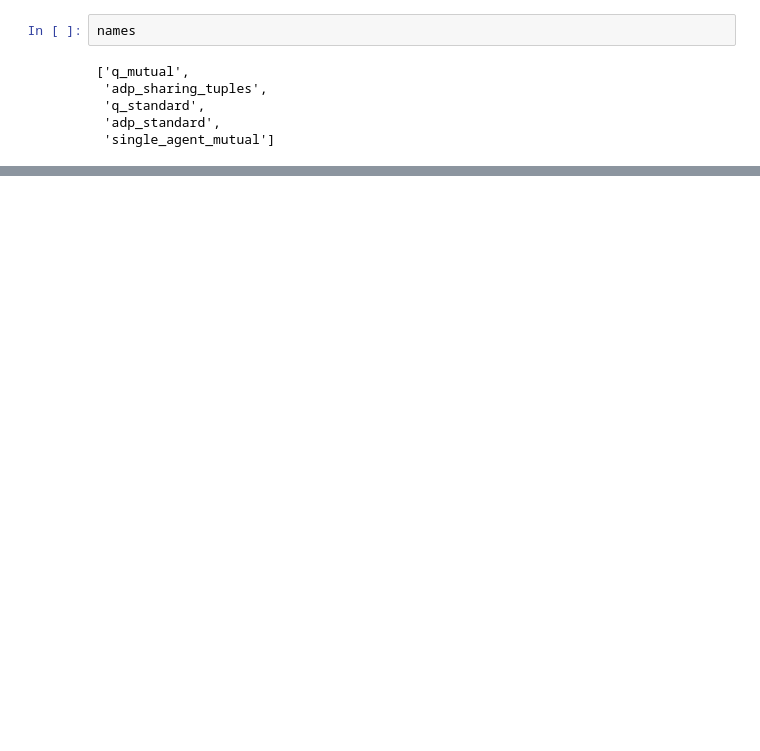
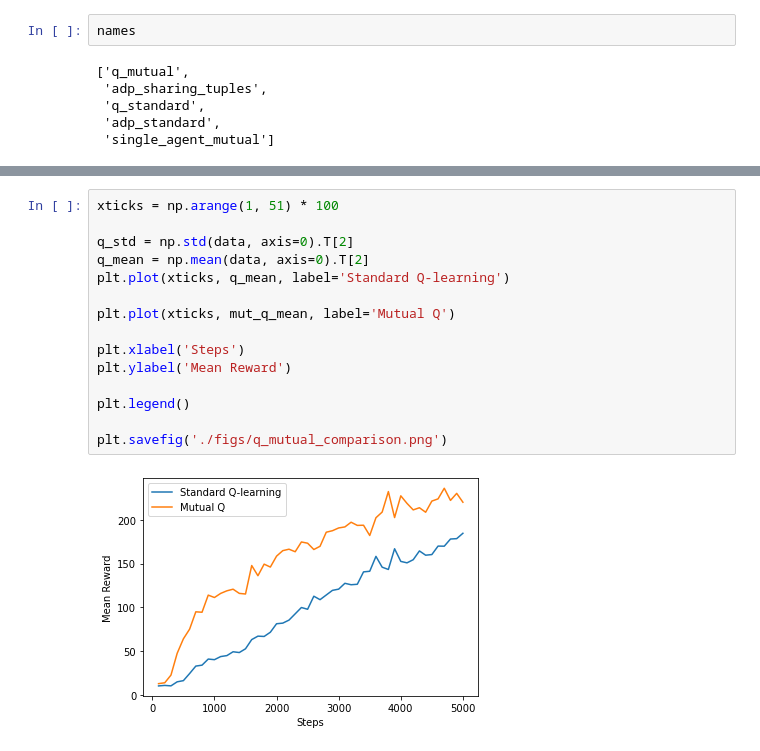
Before and after one commit to csreid/heterogeneous-mutual, a Jupyter notebook: figs.ipynb, the cells around one changed output, grey strips where cells are left out. Saved outputs shown, nothing was run; the diff lists cells and outputs as text; blank space fills up the shorter version.

```diff
--- a/figs.ipynb
+++ b/figs.ipynb
@@ -35,2 +58,19 @@ plt.savefig('./figs/standards.png')
+# %%
+xticks = np.arange(1, 51) * 100
+
+q_std = np.std(data, axis=0).T[2]
+q_mean = np.mean(data, axis=0).T[2]
+plt.plot(xticks, q_mean, label='Standard Q-learning')
+
+plt.plot(xticks, mut_q_mean, label='Mutual Q')
+
+plt.xlabel('Steps')
+plt.ylabel('Mean Reward')
+
+plt.legend()
+
+plt.savefig('./figs/q_mutual_comparison.png')
+# %% [output]
+[figure, added]
 # %%
 xticks = np.arange(50) * 100
```
Also changed, not shown: parts of 17 cells of this notebook, 4 other files.
